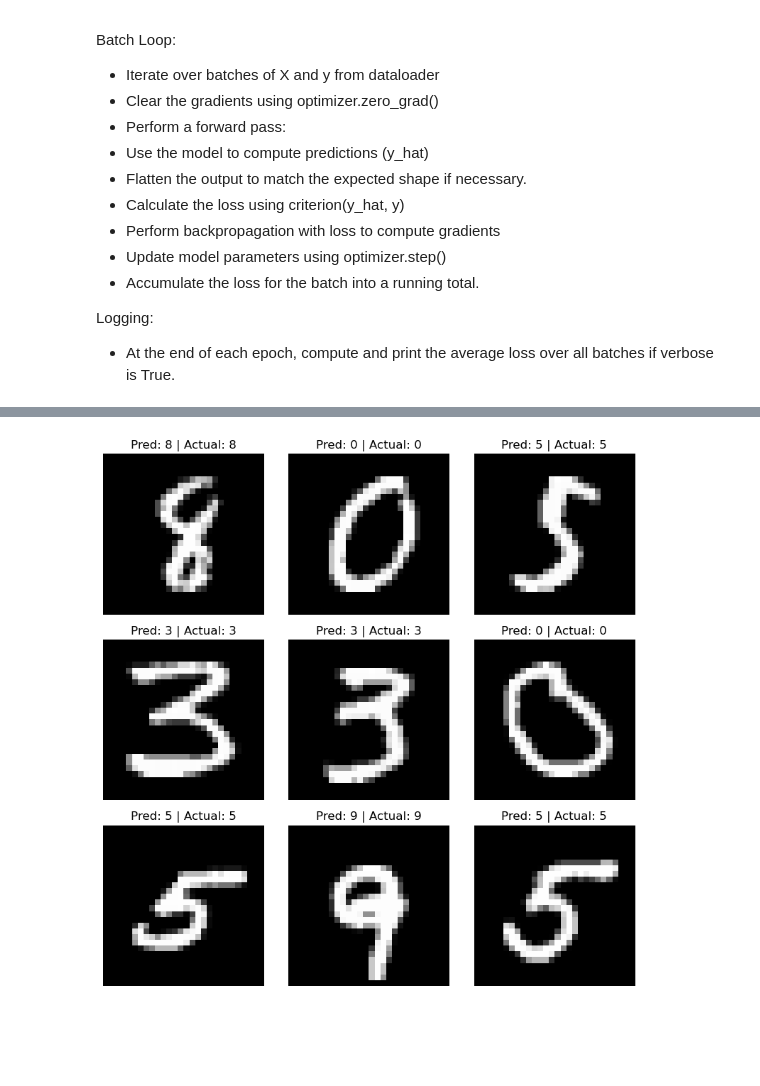
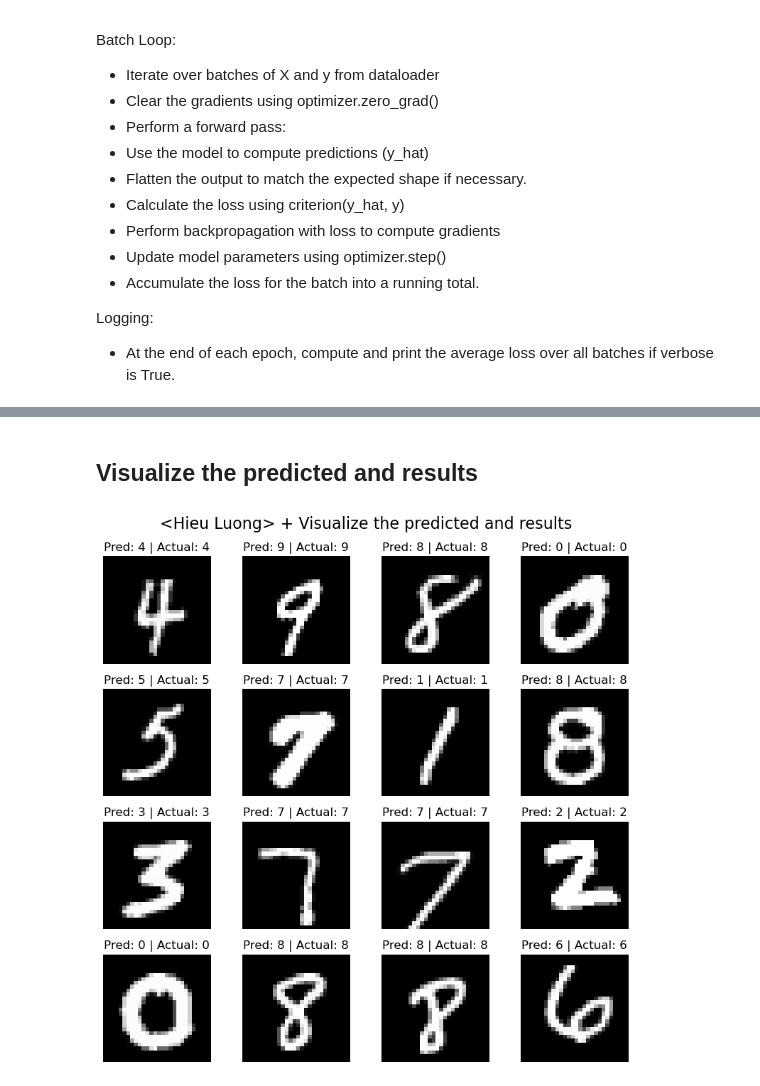
Before and after one commit to HoweyLuong/CS457_lab6, a Jupyter notebook: Hieu_Lab6.ipynb, the cells around one changed output, grey strips where cells are left out. Cells and saved outputs as stored; diff of their text form; code cells hidden in the pictures; blank space fills up the shorter version.

```diff
--- a/Hieu_Lab6.ipynb
+++ b/Hieu_Lab6.ipynb
@@ -347,24 +434,30 @@ plot_matrix(model, test_dataset, device)
+# %% [markdown]
+## Visualize the predicted and results
 # %%
 def visualize_predictions(model, dataset, device):
-    model.eval()
-    fig, axes = plt.subplots(3, 3, figsize=(8, 8))
-
-    for i, (X, y) in enumerate(DataLoader(dataset, batch_size=9, shuffle=True)):
+    model.eval()#set the model to evaluation mode
+    #Create a 4x4 grid for visualization
+    fig, axes = plt.subplots(4, 4, figsize=(8, 8))
+    plt.suptitle("<Hieu Luong> + Visualize the predicted and results", fontsize=16)
+    #Load the image from the dataset
+    for i, (X, y) in enumerate(DataLoader(dataset, batch_size=16, shuffle=True)):
         X, y = X.to(device), y.to(device)
-        y_pred = model(X)
+        y_pred = model(X)#forward pass
         predictions = torch.argmax(y_pred, dim=1)
-
-        for j in range(9):
-            img = X[j].cpu().squeeze()
-            axes[j//3, j%3].imshow(img, cmap="gray")
-            axes[j//3, j%3].set_title(f"Pred: {predictions[j].item()} | Actual: {y[j].item()}")
-            axes[j//3, j%3].axis("off")
+    #Iterate over batch squeeze
+        for j in range(16):
+            img = X[j].cpu().squeeze(0)
+            axes[j//4, j%4].imshow(img, cmap="gray") #Display the image in grayscale
+            #Display predictions
+            axes[j//4, j%4].set_title(f"Pred: {predictions[j].item()} | Actual: {y[j].item()}")
+            axes[j//4, j%4].axis("off")
 
         break  # Only visualize one batch
 
     plt.tight_layout()
+
     plt.show()
+#plot the data
+visualize_predictions(model, test_dataset, device)
+# %% [output]
+[figure, added]
-# %%
-visualize_predictions(model, test_dataset, device)
-# %% [output]
-[figure, removed]
```
Also changed, not shown: parts of 20 cells of this notebook, 1 other file.
